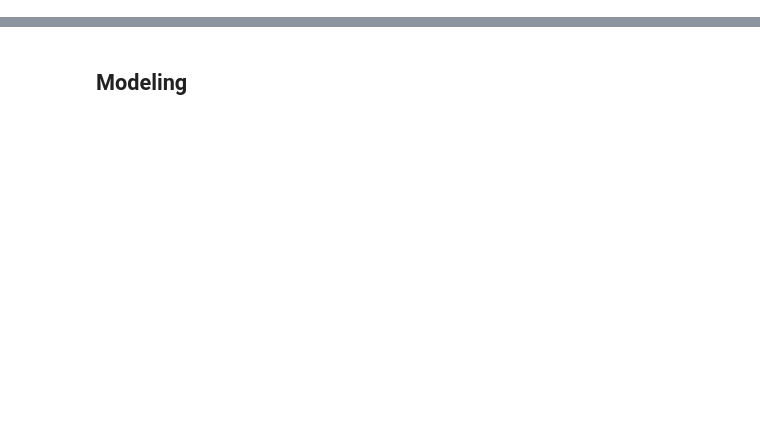
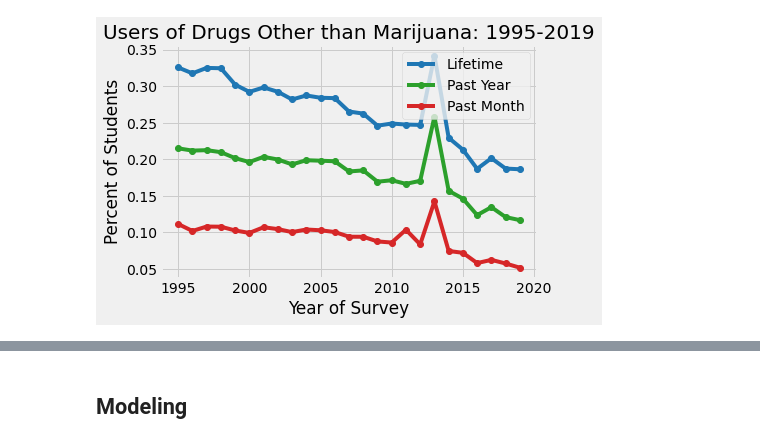
Before and after one commit to Luv2bnanook44/capstone_flatiron, a Jupyter notebook: final_notebook.ipynb, the cells around one changed output, grey strips where cells are left out. Cells and saved outputs as stored; diff of their text form; code cells hidden in the pictures; blank space fills up the shorter version.

```diff
--- a/final_notebook.ipynb
+++ b/final_notebook.ipynb
@@ -217,0 +43,4 @@ data.father_educ_lvl.value_counts().plot.bar()
+# %%
+eda.other_drug_use_by_year(survey)
+# %% [output]
+[figure, added]
```
Also changed, not shown: parts of 308 cells of this notebook, 6 other files.
